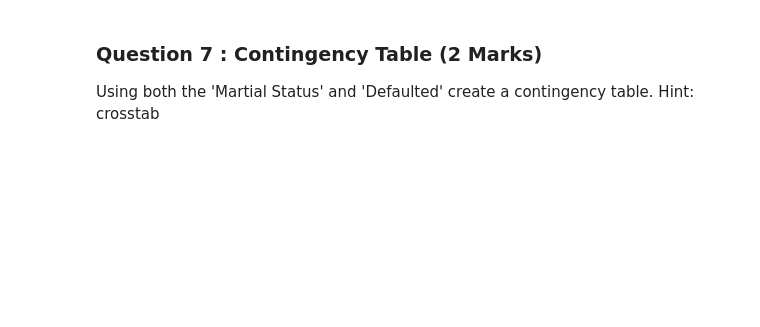
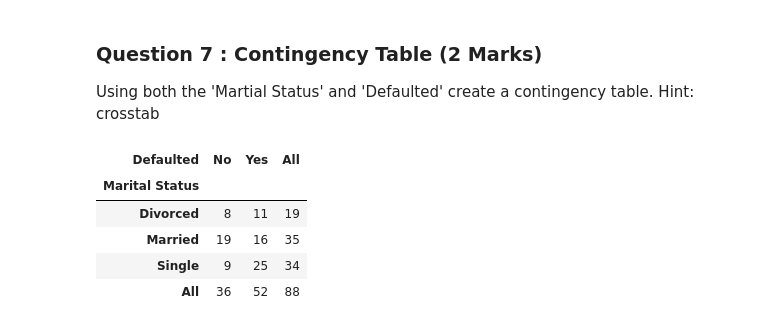
Before and after one commit to gathungugabriel/ADS-Assignment-1, a Jupyter notebook: Pandas Assignment.ipynb, the cells around one changed output. Saved outputs shown, nothing was run; the diff lists cells and outputs as text; code cells hidden in the pictures; blank space fills up the shorter version.

```diff
--- a/Pandas Assignment.ipynb
+++ b/Pandas Assignment.ipynb
@@ -286,0 +285,10 @@ Using both the 'Martial Status' and 'Defaulted' create a contingency table. Hint
+# %%
+# Q7 (2)
+pd.crosstab(alumni['Marital Status'],alumni['Defaulted'], margins=True)
+# %% [output]
+| Defaulted | No | Yes | All |
+| Marital Status |  |  |  |
+| Divorced | 8 | 11 | 19 |
+| Married | 19 | 16 | 35 |
+| Single | 9 | 25 | 34 |
+| All | 36 | 52 | 88 |
```
Also changed, not shown: parts of 5 cells of this notebook.
